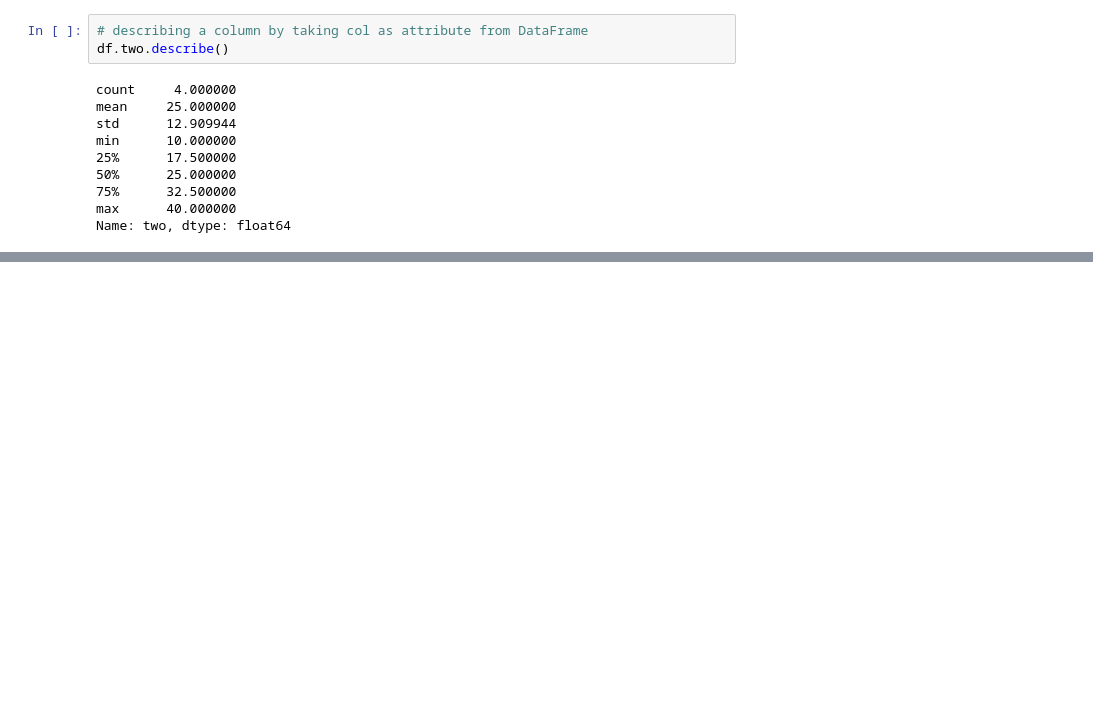
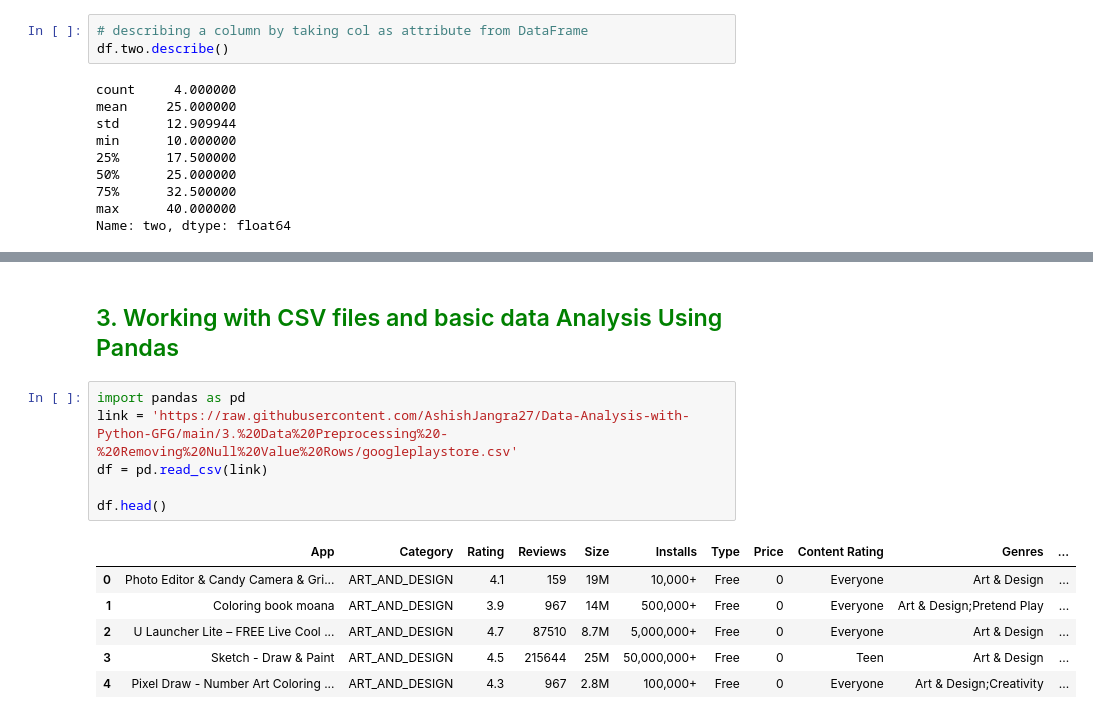
Before and after one commit to NarendraReddy077/Data-Science, a Jupyter notebook: pandas.ipynb, the cells around one changed output, grey strips where cells are left out. Saved outputs shown, nothing was run; the diff lists cells and outputs as text; blank space fills up the shorter version.

```diff
--- a/pandas.ipynb
+++ b/pandas.ipynb
@@ -746,0 +1048,15 @@ df[['two', 'four']].describe()
+# %% [markdown]
+## <font color = 'green'>3. Working with CSV files and basic data Analysis Using Pandas</font>
+# %%
+import pandas as pd
+link = 'https://raw.githubusercontent.com/AshishJangra27/Data-Analysis-with-Python-GFG/main/3.%20Data%20Preprocessing%20-%20Removing%20Null%20Value%20Rows/googleplaystore.csv'
+df = pd.read_csv(link)
+
+df.head()
+# %% [output]
+|  | App | Category | Rating | Reviews | Size | Installs | Type | Price | Content Rating | Genres | ... |
+| 0 | Photo Editor & Candy Camera & Gri... | ART_AND_DESIGN | 4.1 | 159 | 19M | 10,000+ | Free | 0 | Everyone | Art & Design | ... |
+| 1 | Coloring book moana | ART_AND_DESIGN | 3.9 | 967 | 14M | 500,000+ | Free | 0 | Everyone | Art & Design;Pretend Play | ... |
+| 2 | U Launcher Lite – FREE Live Cool ... | ART_AND_DESIGN | 4.7 | 87510 | 8.7M | 5,000,000+ | Free | 0 | Everyone | Art & Design | ... |
+| 3 | Sketch - Draw & Paint | ART_AND_DESIGN | 4.5 | 215644 | 25M | 50,000,000+ | Free | 0 | Teen | Art & Design | ... |
+| 4 | Pixel Draw - Number Art Coloring ... | ART_AND_DESIGN | 4.3 | 967 | 2.8M | 100,000+ | Free | 0 | Everyone | Art & Design;Creativity | ... |
```
Also changed, not shown: parts of 95 cells of this notebook.
